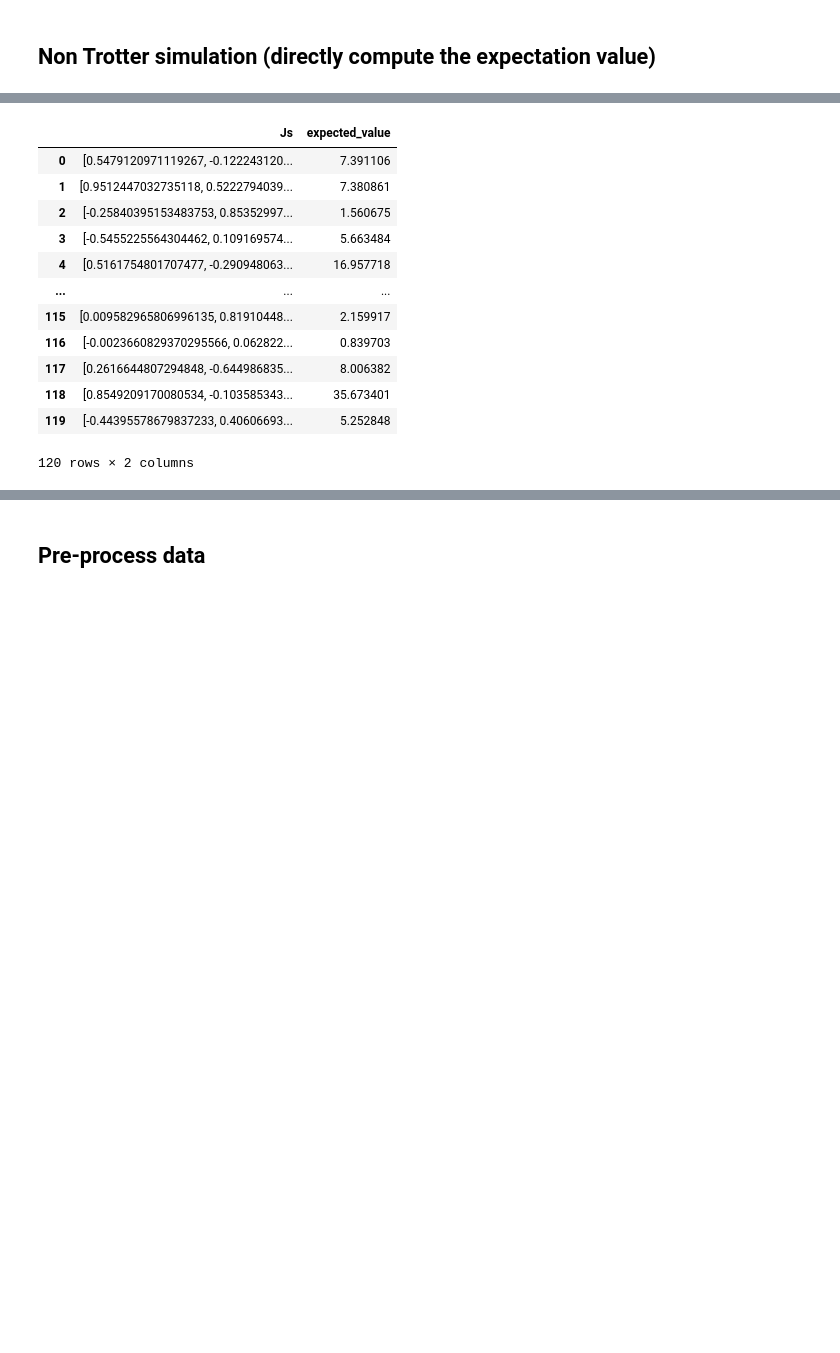
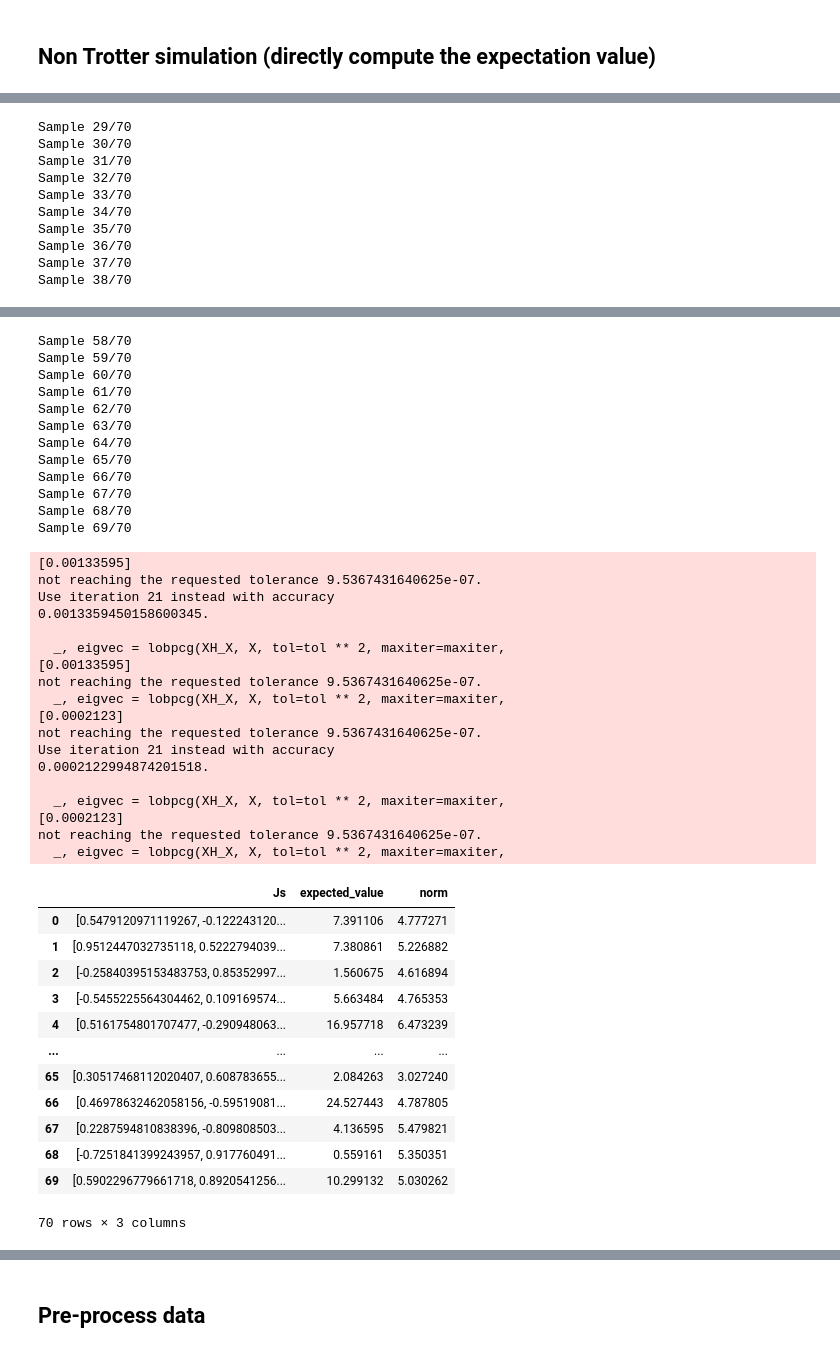
Before and after one commit to YutoMorohoshi/fourier_learning_ibm, a Jupyter notebook: data_generate.ipynb, the cells around one changed output, grey strips where cells are left out. Saved outputs shown, nothing was run; the diff lists cells and outputs as text; code cells hidden in the pictures; blank space fills up the shorter version.

```diff
--- a/data_generate.ipynb
+++ b/data_generate.ipynb
@@ -90,7 +90,7 @@ Using backend noisy simulator: AerSimulator('aer_simulator'
 # %% [markdown]
 # データセット作成 $\exp(-\beta H)$
 # %%
-n_samples = 120
+n_samples = 70
 n_qubits = 6
 beta = 1
 
@@ -182,6 +174,8 @@ decimal: 28
 # %%
 data = []
 graphs = []
+# For debugging
+eigvals_abs_max = []
 rng = np.random.default_rng(42)
 
 for i in range(n_samples):
@@ -196,13 +190,17 @@ for i in range(n_samples):
     # state is big endian, so we need to reverse the qubits of the Hamiltonian
     H = Operator(H).reverse_qargs().to_matrix()
     H = scipy.sparse.csr_matrix(H)
+    norm = scipy.sparse.linalg.norm(H, ord=2)
 
     fH = scipy.sparse.linalg.expm(-beta * H)
     # Compute the expectation value <state|exp(-beta*H)|state>
     y = np.vdot(state, fH @ state).real
 
-    data.append({"Js": Js, "expected_value": y})
+    data.append({"Js": Js, "expected_value": y, "norm": norm})
     graphs.append(G)
+
+    # For debugging
+    eigvals_abs_max.append(max(np.abs(scipy.linalg.eigvals(H.toarray()))))
 
 df = pd.DataFrame(data)
 df
@@ -232,0 +271,10 @@ Sample 119/120
+Sample 29/70
+Sample 30/70
+Sample 31/70
+Sample 32/70
+Sample 33/70
+Sample 34/70
+Sample 35/70
+Sample 36/70
+Sample 37/70
+Sample 38/70
@@ -233,13 +334,43 @@ Sample 119/120
+Sample 58/70
+Sample 59/70
+Sample 60/70
+Sample 61/70
+Sample 62/70
+Sample 63/70
+Sample 64/70
+Sample 65/70
+Sample 66/70
+Sample 67/70
+Sample 68/70
+Sample 69/70
+[0.00133595]
+not reaching the requested tolerance 9.5367431640625e-07.
+Use iteration 21 instead with accuracy
+0.0013359450158600345.
+
+  _, eigvec = lobpcg(XH_X, X, tol=tol ** 2, maxiter=maxiter,
+[0.00133595]
+not reaching the requested tolerance 9.5367431640625e-07.
+  _, eigvec = lobpcg(XH_X, X, tol=tol ** 2, maxiter=maxiter,
+[0.0002123]
+not reaching the requested tolerance 9.5367431640625e-07.
+Use iteration 21 instead with accuracy
+0.0002122994874201518.
+
+  _, eigvec = lobpcg(XH_X, X, tol=tol ** 2, maxiter=maxiter,
+[0.0002123]
+not reaching the requested tolerance 9.5367431640625e-07.
+  _, eigvec = lobpcg(XH_X, X, tol=tol ** 2, maxiter=maxiter,
-|  | Js | expected_value |
-| 0 | [0.5479120971119267, -0.122243120... | 7.391106 |
-| 1 | [0.9512447032735118, 0.5222794039... | 7.380861 |
-| 2 | [-0.25840395153483753, 0.85352997... | 1.560675 |
-| 3 | [-0.5455225564304462, 0.109169574... | 5.663484 |
-| 4 | [0.5161754801707477, -0.290948063... | 16.957718 |
-| ... | ... | ... |
-| 115 | [0.009582965806996135, 0.81910448... | 2.159917 |
-| 116 | [-0.0023660829370295566, 0.062822... | 0.839703 |
-| 117 | [0.2616644807294848, -0.644986835... | 8.006382 |
-| 118 | [0.8549209170080534, -0.103585343... | 35.673401 |
-| 119 | [-0.44395578679837233, 0.40606693... | 5.252848 |
+|  | Js | expected_value | norm |
+| 0 | [0.5479120971119267, -0.122243120... | 7.391106 | 4.777271 |
+| 1 | [0.9512447032735118, 0.5222794039... | 7.380861 | 5.226882 |
+| 2 | [-0.25840395153483753, 0.85352997... | 1.560675 | 4.616894 |
+| 3 | [-0.5455225564304462, 0.109169574... | 5.663484 | 4.765353 |
+| 4 | [0.5161754801707477, -0.290948063... | 16.957718 | 6.473239 |
+| ... | ... | ... | ... |
+| 65 | [0.30517468112020407, 0.608783655... | 2.084263 | 3.027240 |
+| 66 | [0.46978632462058156, -0.59519081... | 24.527443 | 4.787805 |
+| 67 | [0.2287594810838396, -0.809808503... | 4.136595 | 5.479821 |
+| 68 | [-0.7251841399243957, 0.917760491... | 0.559161 | 5.350351 |
+| 69 | [0.5902296779661718, 0.8920541256... | 10.299132 | 5.030262 |
-120 rows × 2 columns
+70 rows × 3 columns
```
Also changed, not shown: parts of 12 cells of this notebook, 18 other files.
